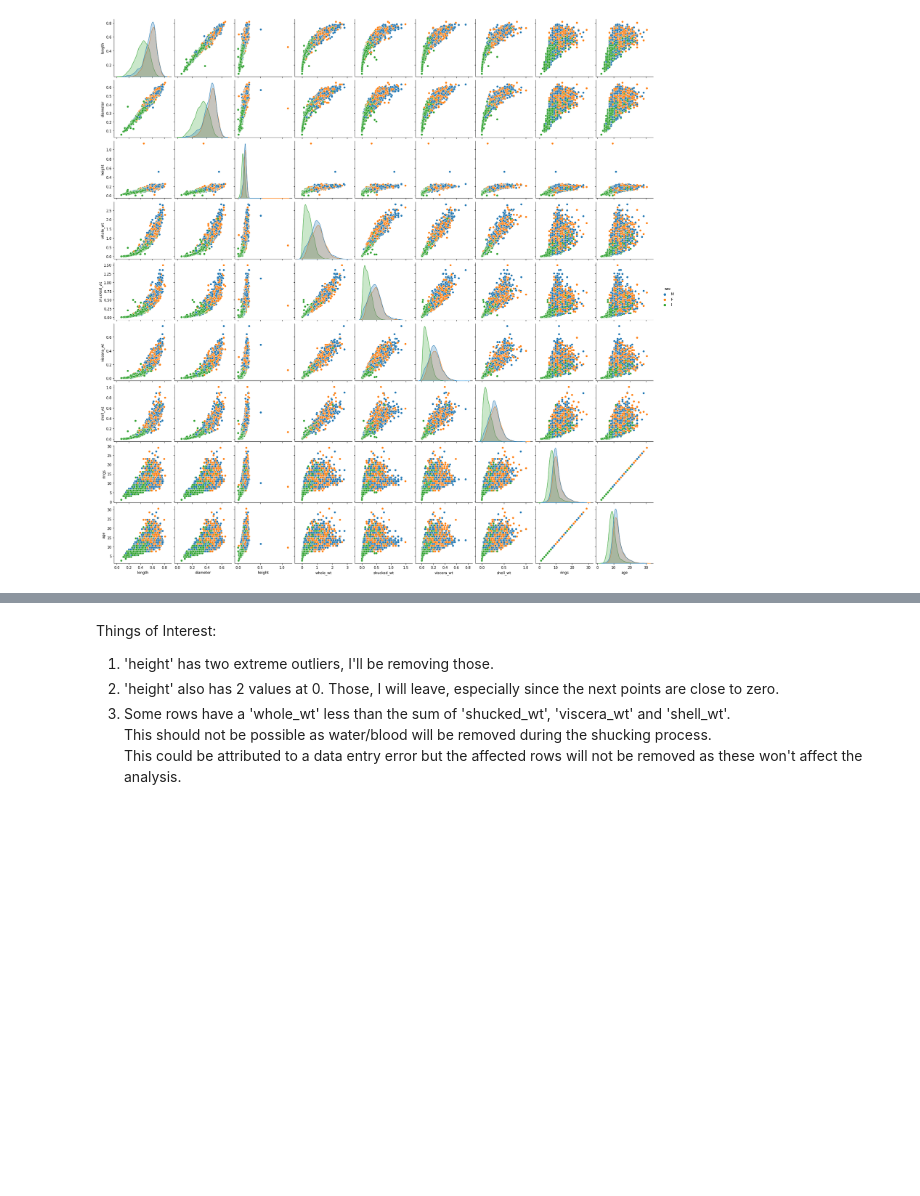
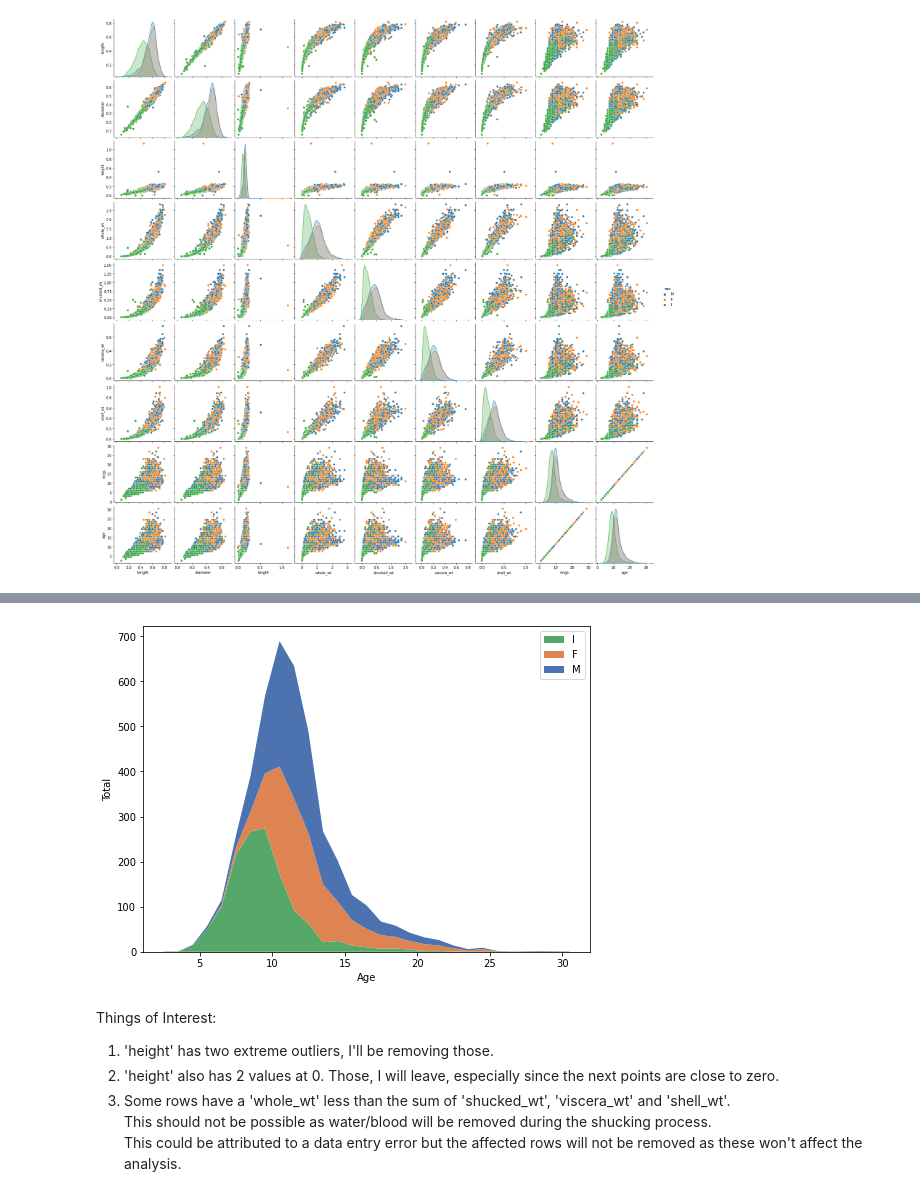
Before and after one commit to emdomingo/abalone, a Jupyter notebook: abalone.ipynb, the cells around one changed output, grey strips where cells are left out. Drawn from its saved outputs; the diff is of its cells as text; code cells hidden in the pictures; blank space fills up the shorter version.

```diff
--- a/abalone.ipynb
+++ b/abalone.ipynb
@@ -38,3 +51,13 @@ sns.pairplot(df, hue='sex')
+# %%
+#Stacked Area Chart
+plt.figure(figsize=(8,6))
+plt.stackplot(sva.index, sva['I'], sva['F'], sva['M'],
+              labels=['I','F','M'], colors=['#55a868', '#dd8452', '#4c72b0'])
+plt.xlabel('Age')
+plt.ylabel('Total')
+plt.legend(loc='upper right');
+# %% [output]
+[figure, added]
 # %% [markdown]
 Things of Interest:
 1. 'height' has two extreme outliers, I'll be removing those.
```
Also changed, not shown: parts of 6 cells of this notebook.
